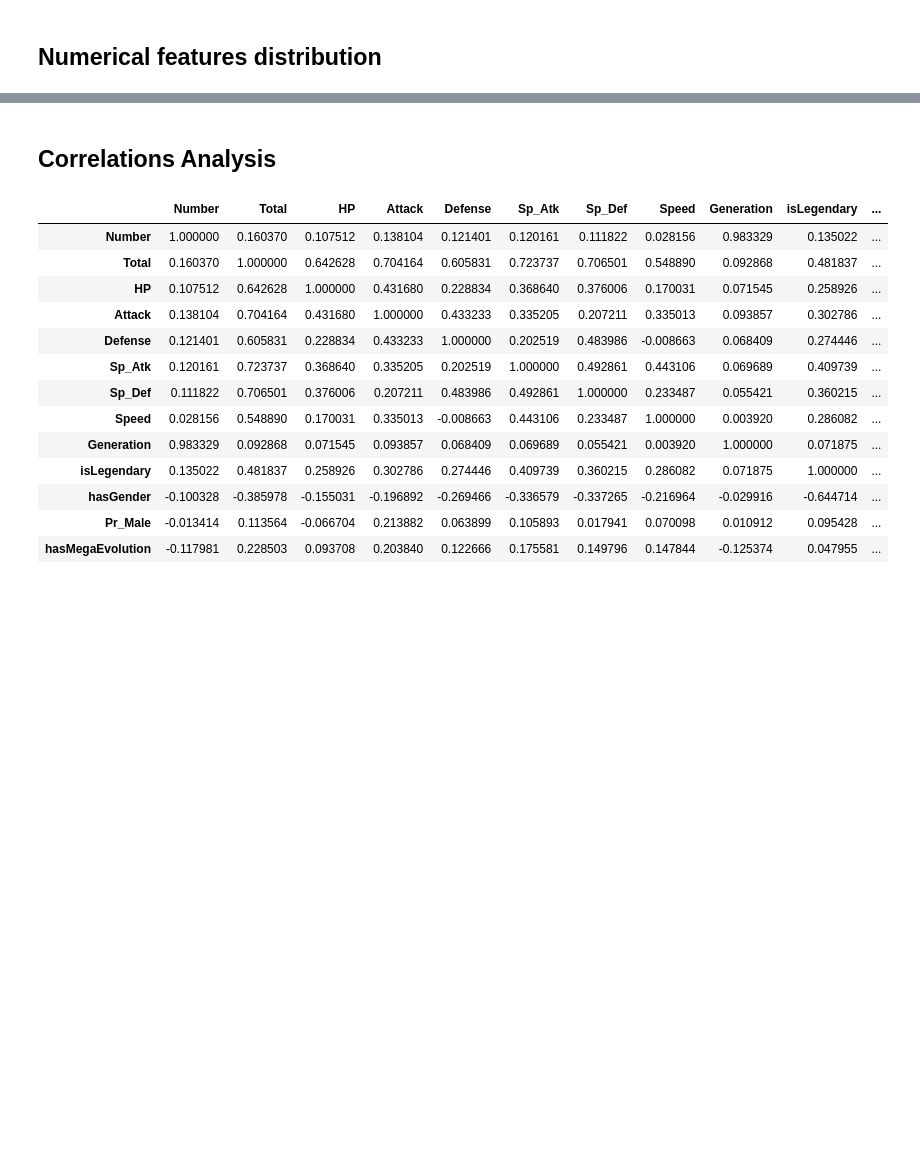
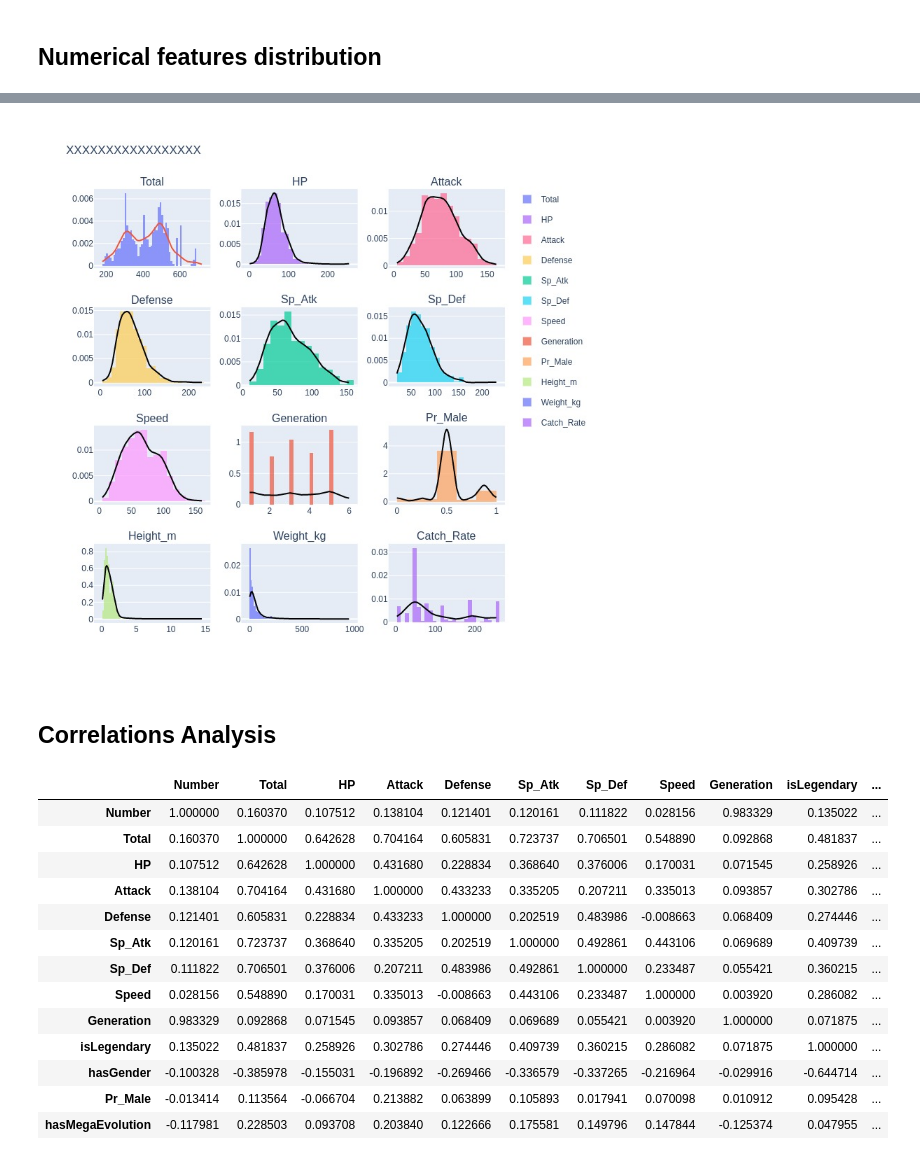
Before and after one commit to SergioSJS/data_science_portfolio, a Jupyter notebook: pokemon-data-analysing/Pokeanalysis.ipynb, the cells around one changed output, grey strips where cells are left out. Saved outputs shown, nothing was run; the diff lists cells and outputs as text; code cells hidden in the pictures; blank space fills up the shorter version.

```diff
--- a/pokemon-data-analysing/Pokeanalysis.ipynb
+++ b/pokemon-data-analysing/Pokeanalysis.ipynb
@@ -232,8 +220,8 @@ for enu, i in enumerate(num_feat):
 
 
 # To print image
-'''img_bytes = sub_fig.to_image(format="jpeg")
+img_bytes = sub_fig.to_image(format="jpeg")
 Image(img_bytes)
-'''
-sub_fig.show()
+
+#sub_fig.show()
 # %% [output]
@@ -241,3 +228,4 @@ sub_fig.show()
+[figure, added]
 # %% [markdown]
 ## Correlations Analysis
 # %%
```
Also changed, not shown: parts of 7 cells of this notebook, 1 other file.
